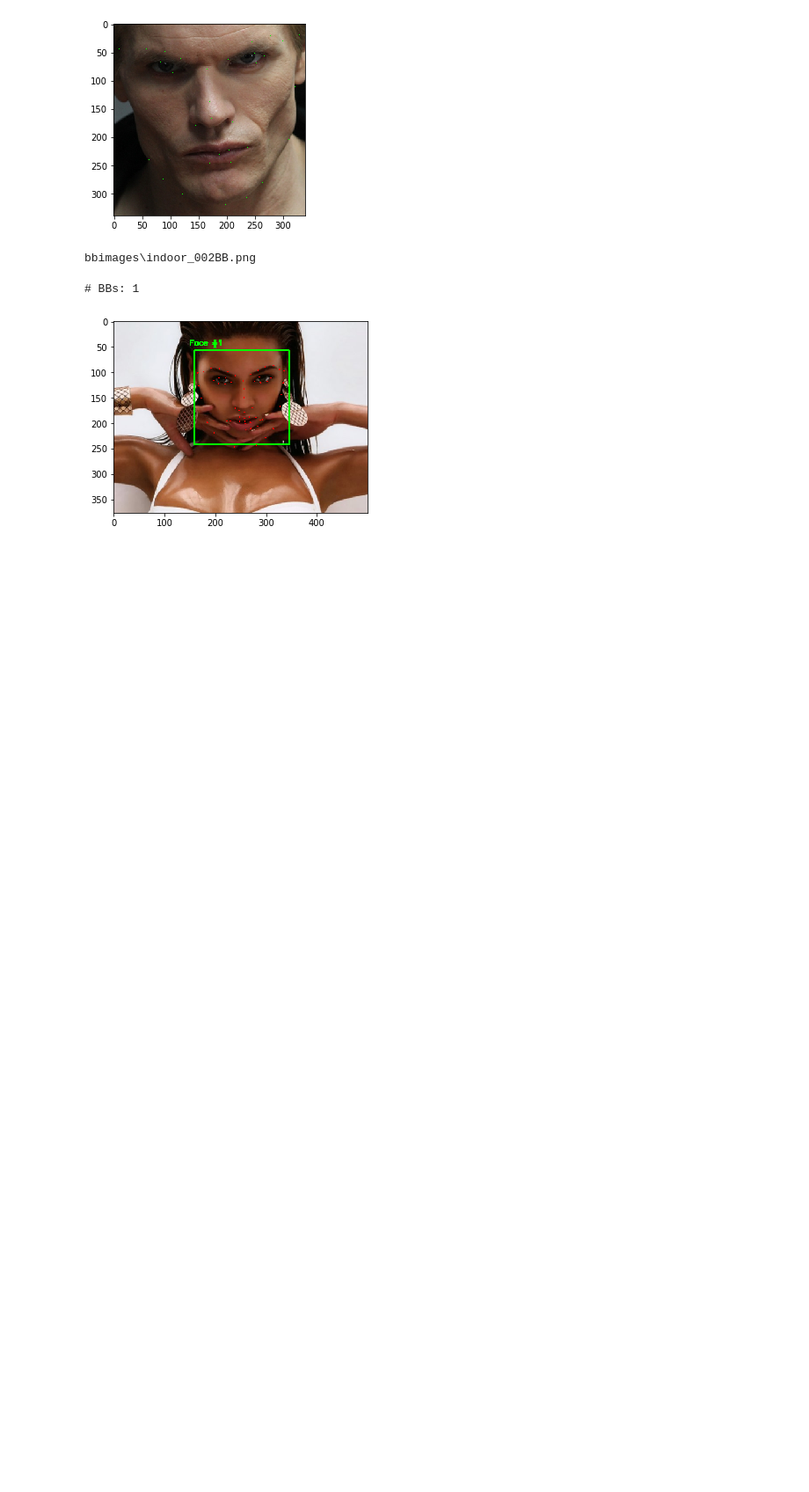
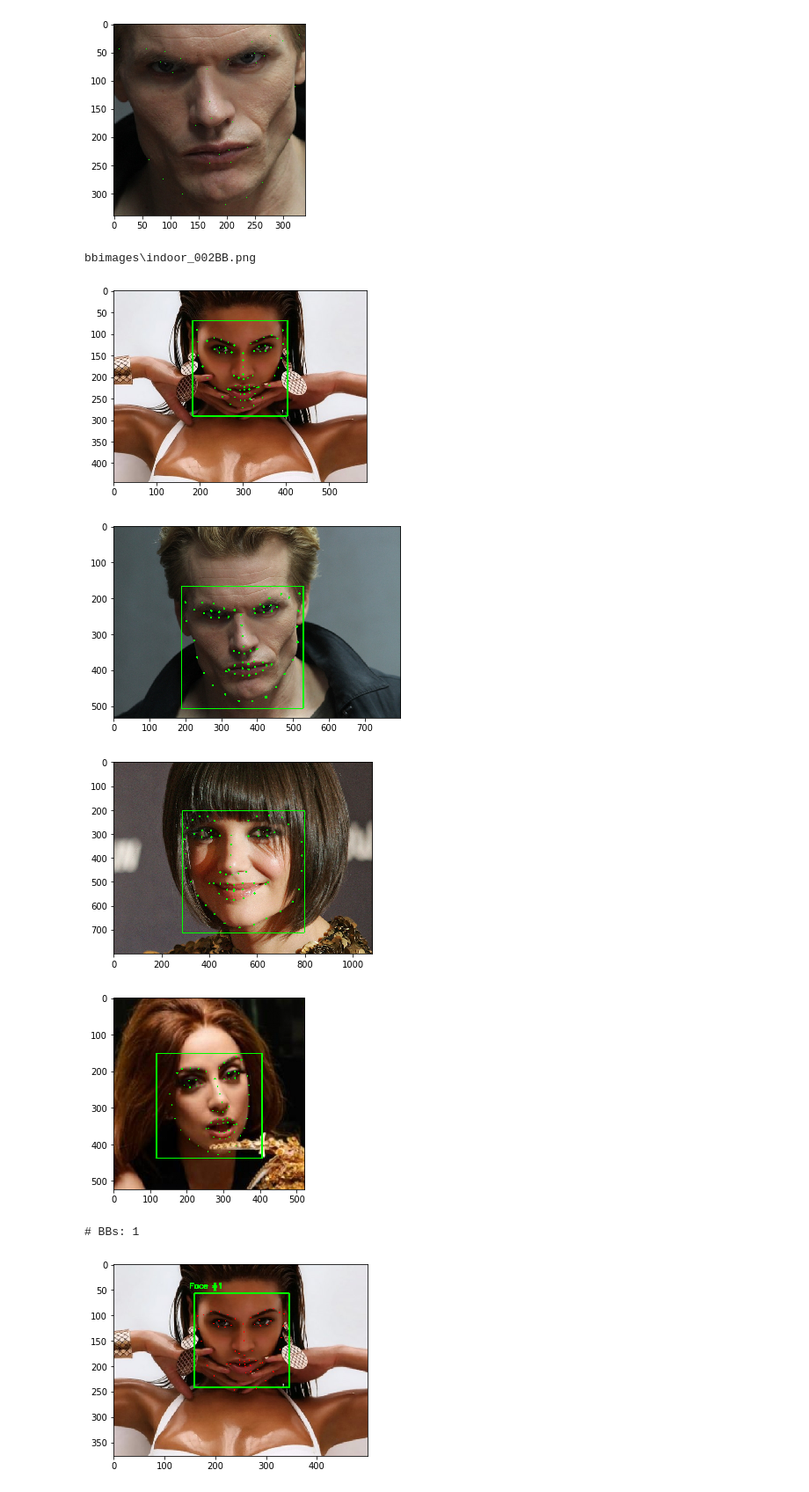
Before and after one commit to wzwart/MLP_Project, a Jupyter notebook: base_line_tests/dataset_modifications.ipynb, the cells around one changed output. Shown at 88% size. Saved outputs shown, nothing was run; the diff lists cells and outputs as text; code cells hidden in the pictures; blank space fills up the shorter version.

```diff
--- a/base_line_tests/dataset_modifications.ipynb
+++ b/base_line_tests/dataset_modifications.ipynb
@@ -14,7 +14,7 @@ shape_predictor= "shape_predictor_68_face_landmarks.dat"
 detector = dlib.get_frontal_face_detector()
 predictor = dlib.shape_predictor(shape_predictor)
 # %%
-image_files= glob.glob("bbimages/*.png", )
+image_files= glob.glob("images/*.png", )
 # %%
 def calc_landmarks_from_file(image_file,draw=True):
     #read the points file
@@ -144,14 +144,14 @@ def getBoundingBox(image_file,draw=True):
     bb_file= image_file.replace("images", "bbimages")
     bb_file= bb_file.replace(".png", "BB.png")
     roi = ori_image[int(y):int(y+h), int(x):int(x+w)]
-    cv2.imwrite(bb_file, roi)
+    #cv2.imwrite(bb_file, roi)
 
     #Modify landmark values and save them
     bb_p_file= bb_file.replace("png", "pts")
     points_bb = points - np.array([x,y])
     points_bb = np.around(points_bb, decimals=3)
 
-    np.savetxt(bb_p_file, points_bb, fmt='%1.3f', delimiter=' ')
+    #np.savetxt(bb_p_file, points_bb, fmt='%1.3f', delimiter=' ')
 
     if(draw):
 
@@ -291,12 +291,17 @@ bbimages\indoor_001BB.png
 bbimages\indoor_002BB.png
 # %%
 # this is where you select a subset of the files
-image_files_to_explore=image_files
+image_files_to_explore=image_files[0:4]
 # show  each picture?
-draw =False
+draw =True
 
 for image_file in image_files_to_explore:
     getBoundingBox(image_file,draw)
+# %% [output]
+[figure, added]
+[figure, added]
+[figure, added]
+[figure, added]
 # %%
 # This is w
 df=pd.DataFrame(columns= ['FileName','Height','Width','BBox_W','BBox_H','Scale','Detected Faces','Normed_Err'])
```
Also changed, not shown: parts of 1 cell of this notebook, 12 other files.
